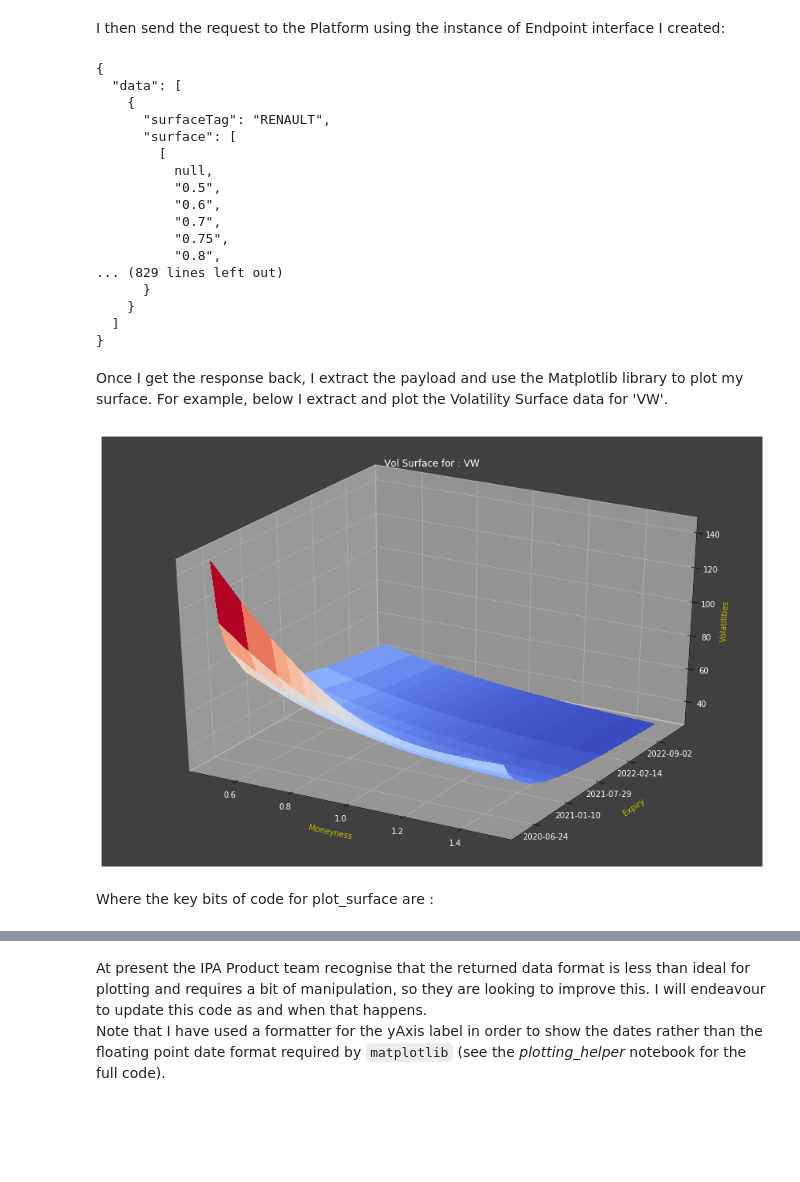
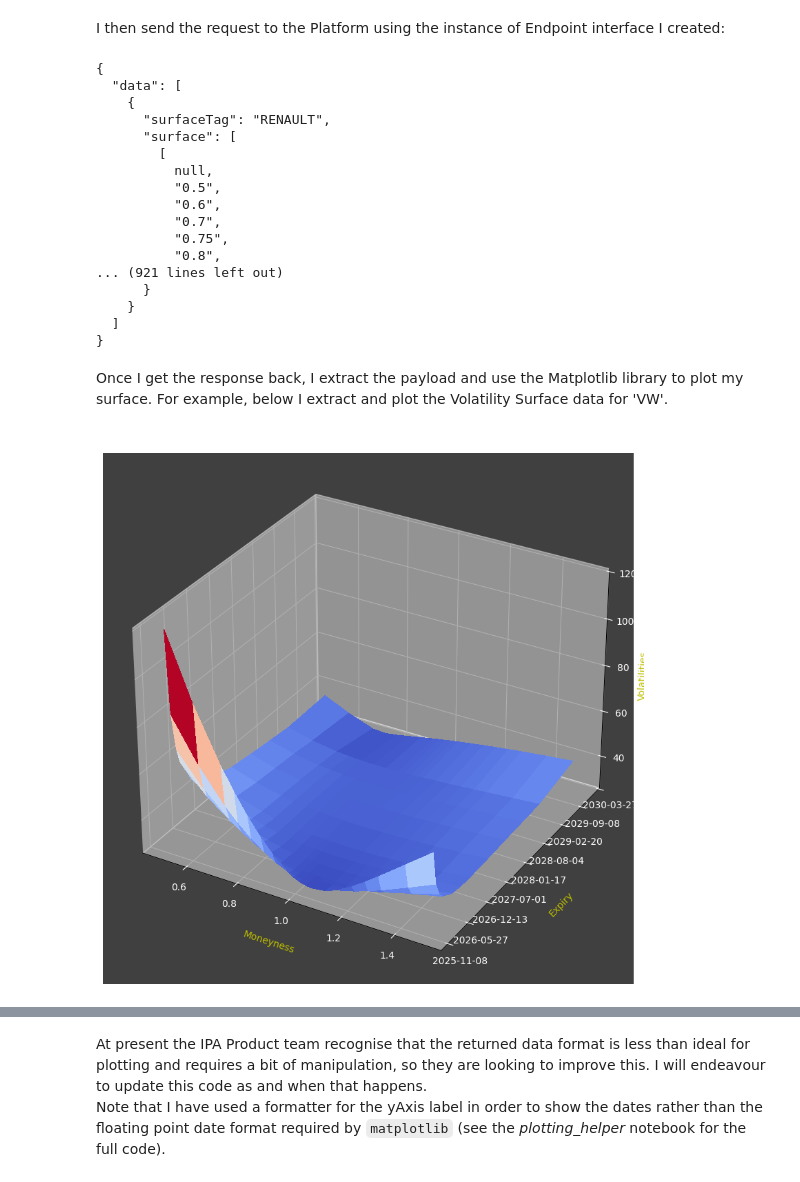
Before and after one commit to LSEG-API-Samples/Article.RDPLibrary.Python.VolatilitySurfaces_Curves, a Jupyter notebook: Volatility Surfaces.ipynb, the cells around one changed output, grey strips where cells are left out. Cells and saved outputs as stored; diff of their text form; code cells hidden in the pictures; blank space fills up the shorter version.

```diff
--- a/Volatility Surfaces.ipynb
+++ b/Volatility Surfaces.ipynb
@@ -65,5 +66,5 @@ So, firstly I can search for *'surface'* to narrow down the list of Endpoints an
 
 I copy the Endpoint URL - ***/data/quantitative-analytics-curves-and-surfaces/v1/surfaces*** - to use with the Endpoint interface as follows:
 # %%
-vs_endpoint = rdp.Endpoint(session, "https://api.edp.thomsonreuters.com/data/quantitative-analytics-curves-and-surfaces/v1/surfaces")
+vs_url = "https://api.refinitiv.com/data/quantitative-analytics-curves-and-surfaces/v1/surfaces"
 # %% [markdown]
@@ -100,7 +103,7 @@ eti_request_body={
                 "instrumentCode": "RENA.PA"
             },
             "surfaceParameters": {
-                "inputVolatilityType": "settle",
+                "priceSide": "Mid",
                 "volatilityModel": "SSVI",
                 "xAxis": "Date",
                 "yAxis": "Moneyness"
@@ -110,29 +113,13 @@ eti_request_body={
             }
         },
         {
-            "surfaceTag": "PEUGEOT",
-            "underlyingType": "Eti",
-            "underlyingDefinition": {
-                "instrumentCode": "PEUP.PA"
-            },
-            "surfaceParameters": {
-                "inputVolatilityType": "settle",
-                "volatilityModel": "SSVI",
-                "xAxis": "Date",
-                "yAxis": "Moneyness"
-            },
-            "surfaceLayout": {
-                "format": "Matrix"
-            }
-        },
-        {
             "surfaceTag": "BMW",
             "underlyingType": "Eti",
             "underlyingDefinition": {
                 "instrumentCode": "BMWG.DE"
             },
             "surfaceParameters": {
-                "inputVolatilityType": "settle",
+                "priceSide": "Mid",
                 "volatilityModel": "SSVI",
                 "xAxis": "Date",
                 "yAxis": "Moneyness"
@@ -148,7 +135,7 @@ eti_request_body={
                 "instrumentCode": "VOWG.DE"
             },
             "surfaceParameters": {
-                "inputVolatilityType": "settle",
+               "priceSide": "Mid",
                 "volatilityModel": "SSVI",
                 "xAxis": "Date",
                 "yAxis": "Moneyness"
@@ -163,10 +150,12 @@ eti_request_body={
 # %% [markdown]
 I then send the request to the Platform using the instance of Endpoint interface I created:
 # %%
-eti_response = vs_endpoint.send_request(
-    method = rdp.Endpoint.RequestMethod.POST,
-    body_parameters = eti_request_body
-)
+eti_response = endpoint_request.Definition(
+    url = vs_url,
+    method = endpoint_request.RequestMethod.POST,
+    body_parameters = eti_request_body).get_data()
+
+
 print(json.dumps(eti_response.data.raw, indent=2))
 # %% [output]
 {
@@ -181,7 +170,7 @@ print(json.dumps(eti_response.data.raw, indent=2))
           "0.7",
           "0.75",
           "0.8",
-... (829 lines left out)
+... (921 lines left out)
       }
     }
   ]
@@ -189,9 +178,7 @@ print(json.dumps(eti_response.data.raw, indent=2))
 # %% [markdown]
 Once I get the response back, I extract the payload and use the Matplotlib library to plot my surface. For example, below I extract and plot the Volatility Surface data for 'VW'.
 # %%
-surfaces = eti_response.data.raw['data']
-plot_surface(surfaces, 'VW')
+surfaces_data = eti_response.data.raw['data']
+plot_surface(surfaces_data, 'VW')
 # %% [output]
-[figure, old version]
+[figure, new version]
-# %% [markdown]
-Where the key bits of code for plot_surface are :
```
Also changed, not shown: parts of 20 cells of this notebook, 1 other file.
